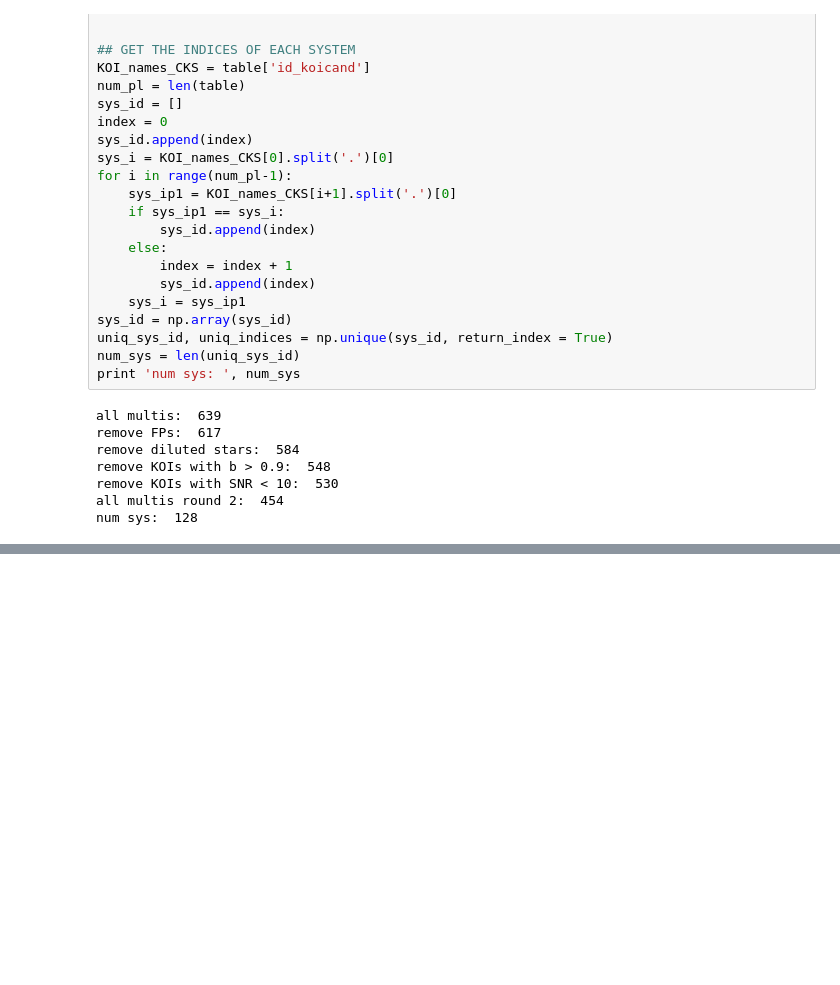
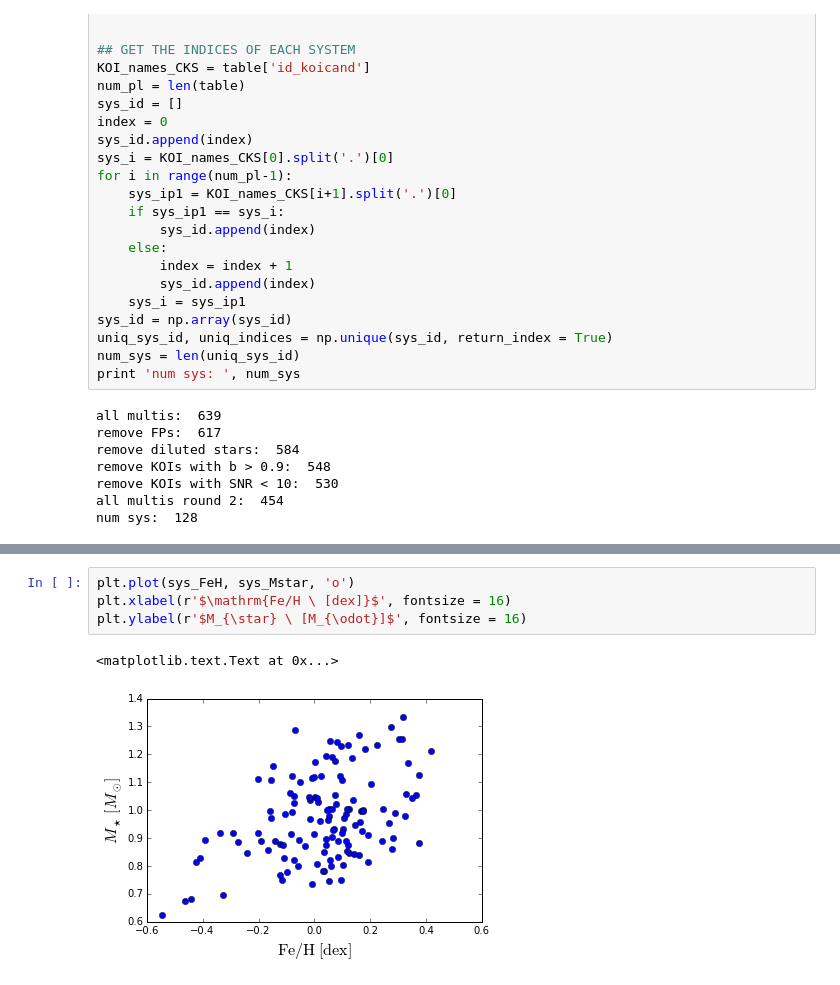
Before and after one commit to smillholland/Kepler_Multis_Uniformity, a Jupyter notebook: Kepler_Multi_Uniformity_Oct17_LinearRegression.ipynb, the cells around one changed output, grey strips where cells are left out. Saved outputs shown, nothing was run; the diff lists cells and outputs as text; blank space fills up the shorter version.

```diff
--- a/Kepler_Multi_Uniformity_Oct17_LinearRegression.ipynb
+++ b/Kepler_Multi_Uniformity_Oct17_LinearRegression.ipynb
@@ -462,3 +563,10 @@ OLS Regression Results
+# %%
+plt.plot(sys_FeH, sys_Mstar, 'o')
+plt.xlabel(r'$\mathrm{Fe/H \ [dex]}$', fontsize = 16)
+plt.ylabel(r'$M_{\star} \ [M_{\odot}]$', fontsize = 16)
+# %% [output]
+<matplotlib.text.Text at 0x...>
+[figure, added]
 # %%
 fig = plt.figure(figsize = (8, 8))
 cmap = LinearSegmentedColormap.from_list('mycmap', ['green', 'lightgray', 'purple'])
```
Also changed, not shown: parts of 8 cells of this notebook.
